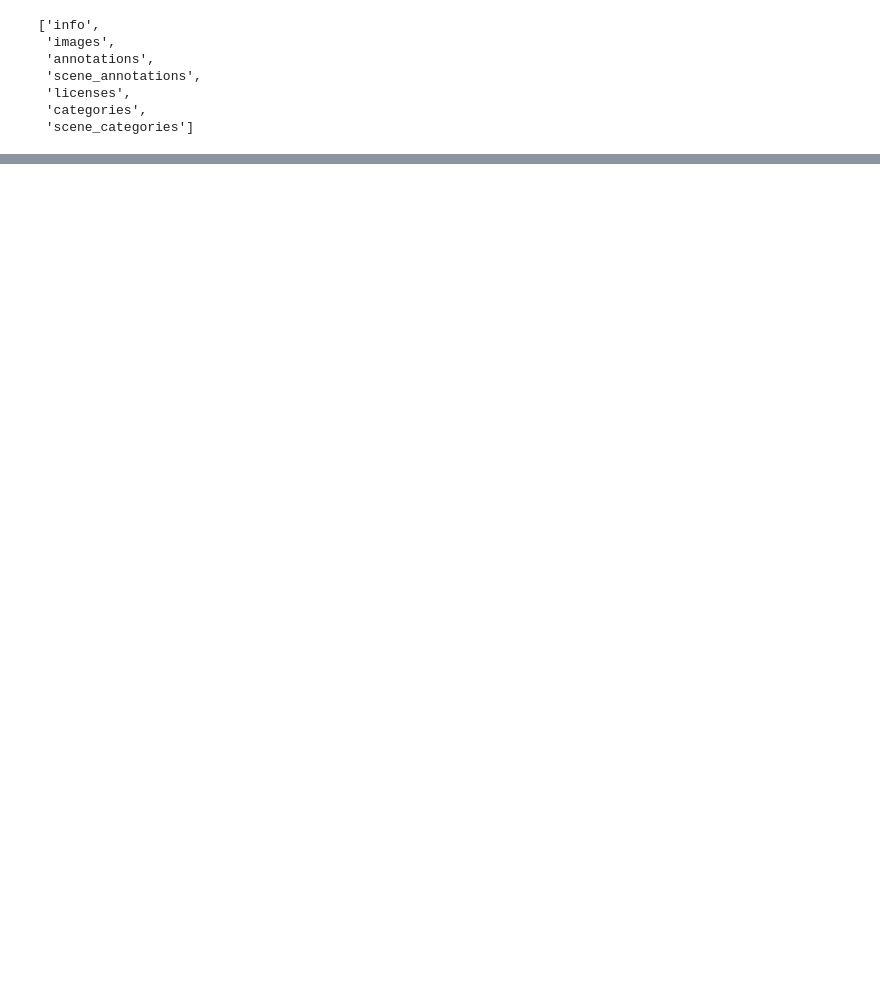
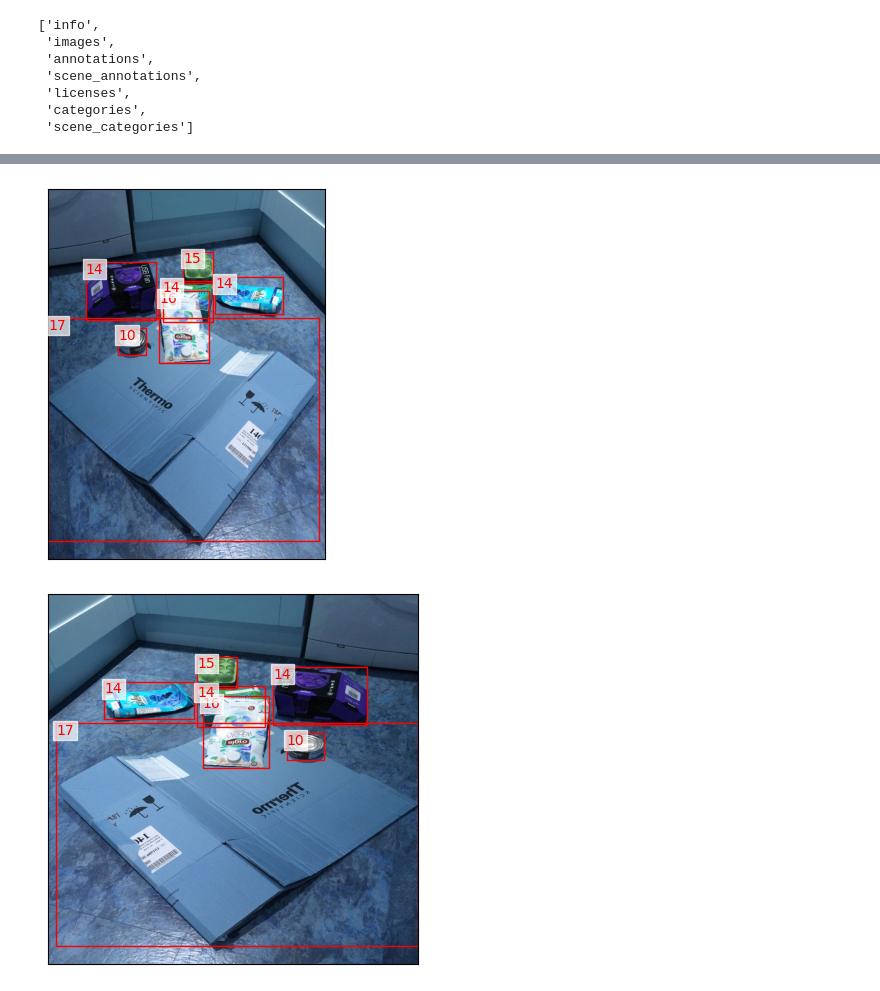
Before and after one commit to oreo-hippiepham1/cs236781-prj, a Jupyter notebook: Dataset_Explore.ipynb, the cells around one changed output, grey strips where cells are left out. Saved outputs shown, nothing was run; the diff lists cells and outputs as text; code cells hidden in the pictures; blank space fills up the shorter version.

```diff
--- a/Dataset_Explore.ipynb
+++ b/Dataset_Explore.ipynb
@@ -52,0 +248,10 @@ coco.
+# %%
+import albumentations as A
+import cv2
+
+transform = A.Compose([
+    A.Resize(1024, 1024),
+    # A.RandomCrop(width=512, height=512), # this affects the data too much, as many bboxes get removed completely
+    A.HorizontalFlip(p=0.6),
+    A.RandomBrightnessContrast(p=0.3),
+], bbox_params=A.BboxParams(format='pascal_voc'))
@@ -52,0 +303,16 @@ coco.
+# %%
+def test_augment(idx):
+    img, _, bbox, labels, masks, _ = dataset[idx]
+    plot_image_with_bboxes(img, bbox)
+
+    transformed = transform(image=img, bboxes=bbox)
+    transformed_image = transformed['image']
+    transformed_bboxes = transformed['bboxes']
+
+
+    plot_image_with_bboxes(transformed_image, transformed_bboxes)
+
+test_augment(100)
+# %% [output]
+[figure, added]
+[figure, added]
```
Also changed, not shown: parts of 15 cells of this notebook.
